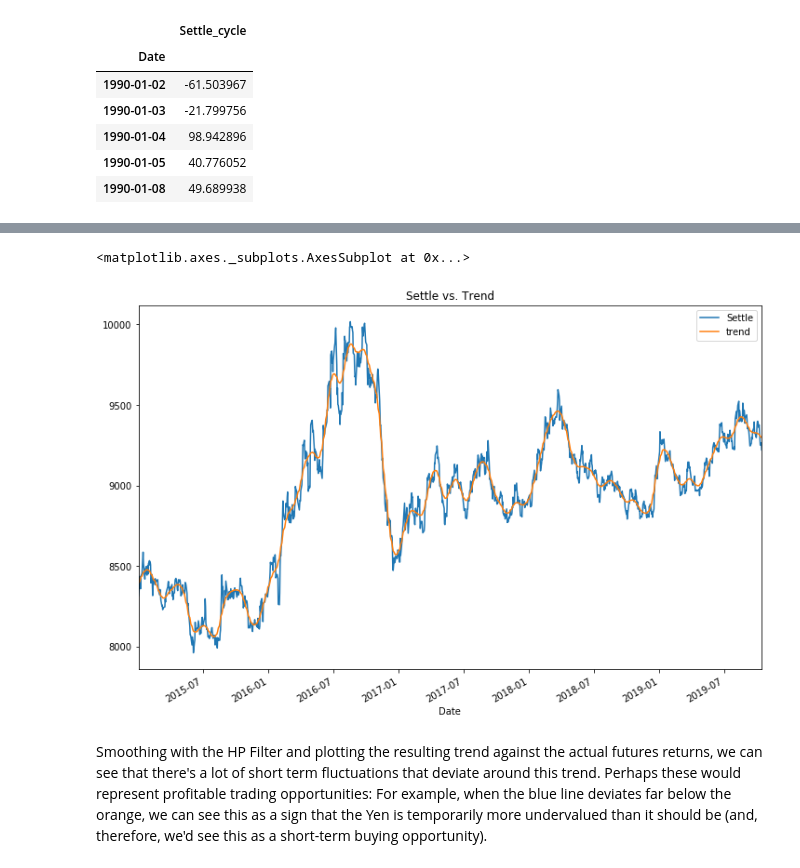
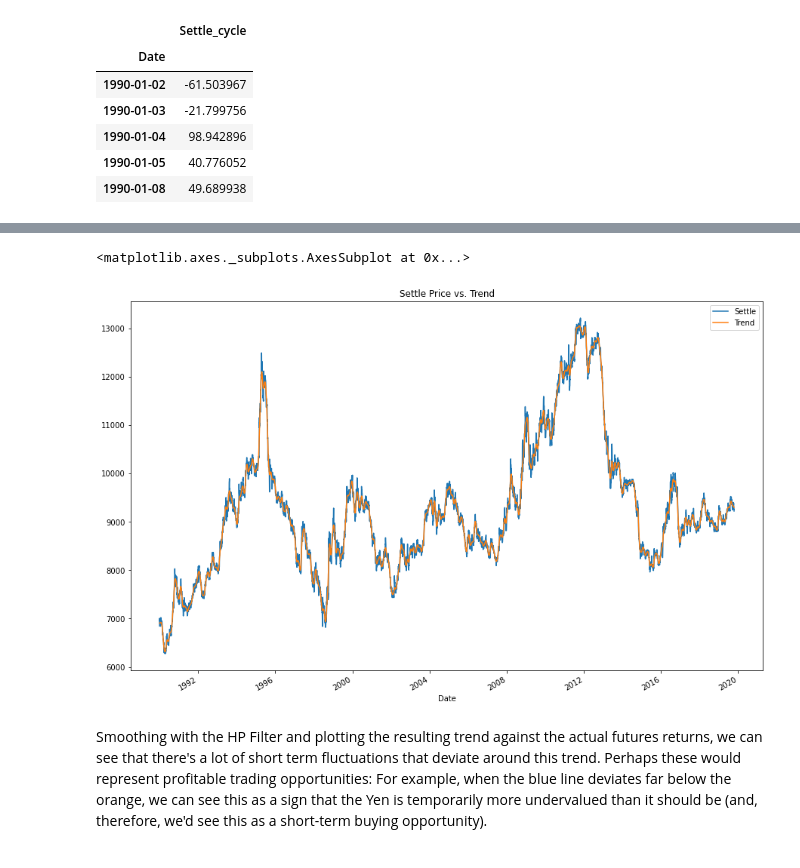
Before and after one commit to Caresir/Time-Series, a Jupyter notebook: time_series_analysis.ipynb, the cells around one changed output, grey strips where cells are left out. Drawn from its saved outputs; the diff is of its cells as text; code cells hidden in the pictures.

Commit message:
Created settle data frame with trend and noise columns, ploted settle vs trend, and ARMA results

```diff
--- a/time_series_analysis.ipynb
+++ b/time_series_analysis.ipynb
@@ -83,8 +85,7 @@ noise.head()
 # Create a dataframe of just the settle price, and add columns for "noise" and "trend" series from above:
 #pd.DataFrame(ts_trend, ts_noise)
 settle_df = yen_futures[['Settle']]
-# settle_df['trend'] = ts_trend
-# settle_df['noise'] = ts_noise
-#settle_df.insert(2, 'Trend', ['ts_trend'])
+settle_df['Trend'] = ts_trend
+settle_df['noise'] = ts_noise
 settle_df.head()
 # %% [output]
@@ -98,9 +109,9 @@ settle_df.head()
 # %%
 # Plot the Settle Price vs. the Trend
-# YOUR CODE HERE!
+settle_df[['Settle', 'Trend']].plot(figsize=(15,10), title = 'Settle Price vs. Trend')
 # %% [output]
 <matplotlib.axes._subplots.AxesSubplot at 0x...>
-[figure, old version]
+[figure, new version]
 # %% [markdown]
 Smoothing with the HP Filter and plotting the resulting trend against the actual futures returns, we can see that there's a lot of short term fluctuations that deviate around this trend. Perhaps these would represent profitable trading opportunities: For example, when the blue line deviates far below the orange, we can see this as a sign that the Yen is temporarily more undervalued than it should be (and, therefore, we'd see this as a short-term buying opportunity).
 # %%
```
Also changed, not shown: parts of 11 cells of this notebook.
